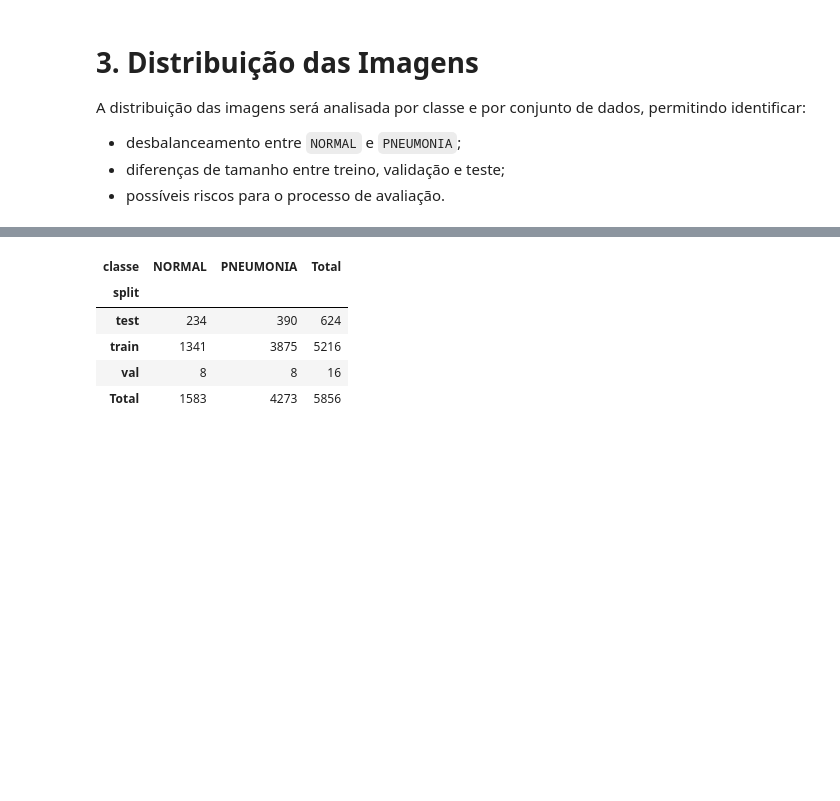
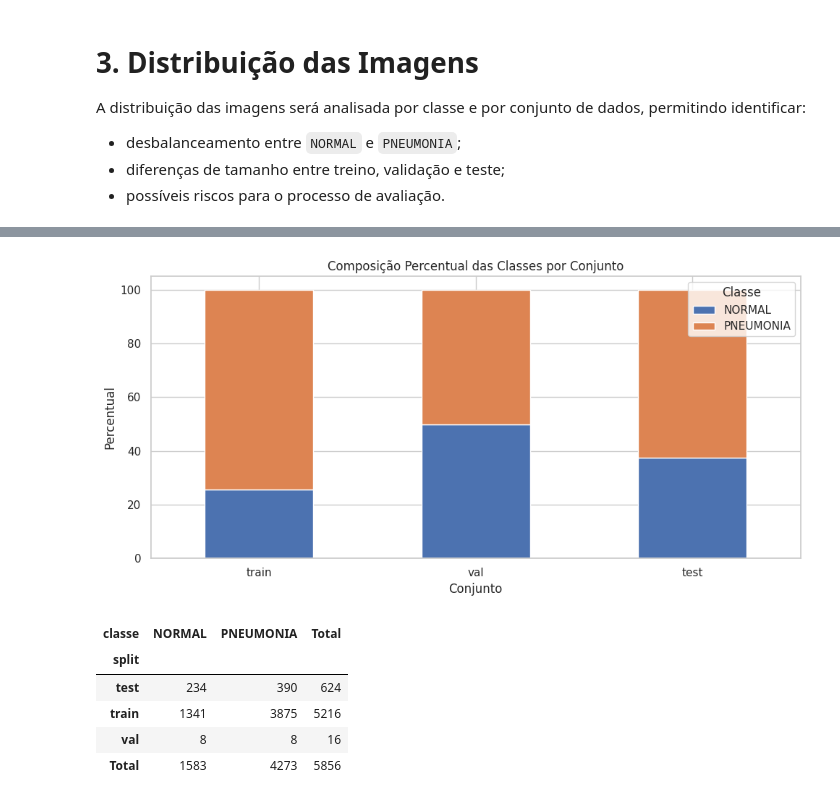
Before and after one commit to ntlcs/fiap-pos-ia-tech-challenge-fase-1-extra-visao-computacional, a Jupyter notebook: 01_Visao_Computacional_Pneumonia.ipynb, the cells around one changed output, grey strips where cells are left out. Saved outputs shown, nothing was run; the diff lists cells and outputs as text; code cells hidden in the pictures; blank space fills up the shorter version.

```diff
--- a/01_Visao_Computacional_Pneumonia.ipynb
+++ b/01_Visao_Computacional_Pneumonia.ipynb
@@ -245,3 +283,29 @@ A distribuição das imagens será analisada por classe e por conjunto de dados,
+# %%
+percentual_plot = (
+    pd.crosstab(
+        df_imagens["split"],
+        df_imagens["classe"],
+        normalize="index"
+    )
+    .reindex(ordem_splits)
+    .mul(100)
+)
+
+percentual_plot.plot(
+    kind="bar",
+    stacked=True,
+    figsize=(10, 5)
+)
+
+plt.title("Composição Percentual das Classes por Conjunto")
+plt.xlabel("Conjunto")
+plt.ylabel("Percentual")
+plt.xticks(rotation=0)
+plt.legend(title="Classe")
+plt.tight_layout()
+plt.show()
+# %% [output]
+[figure, added]
 # %%
 distribuicao = pd.crosstab(
     df_imagens["split"],
```
Also changed, not shown: parts of 110 cells of this notebook.
